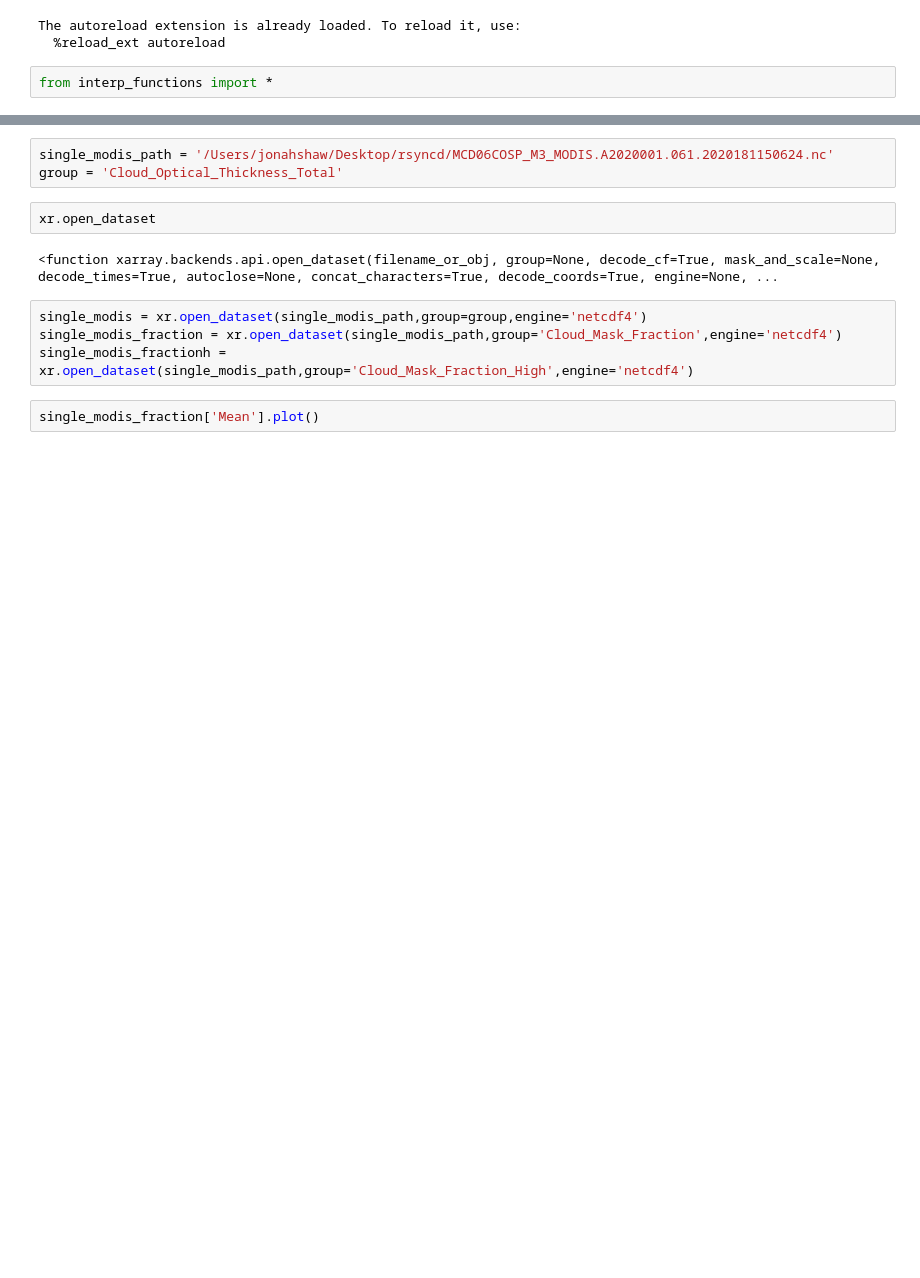
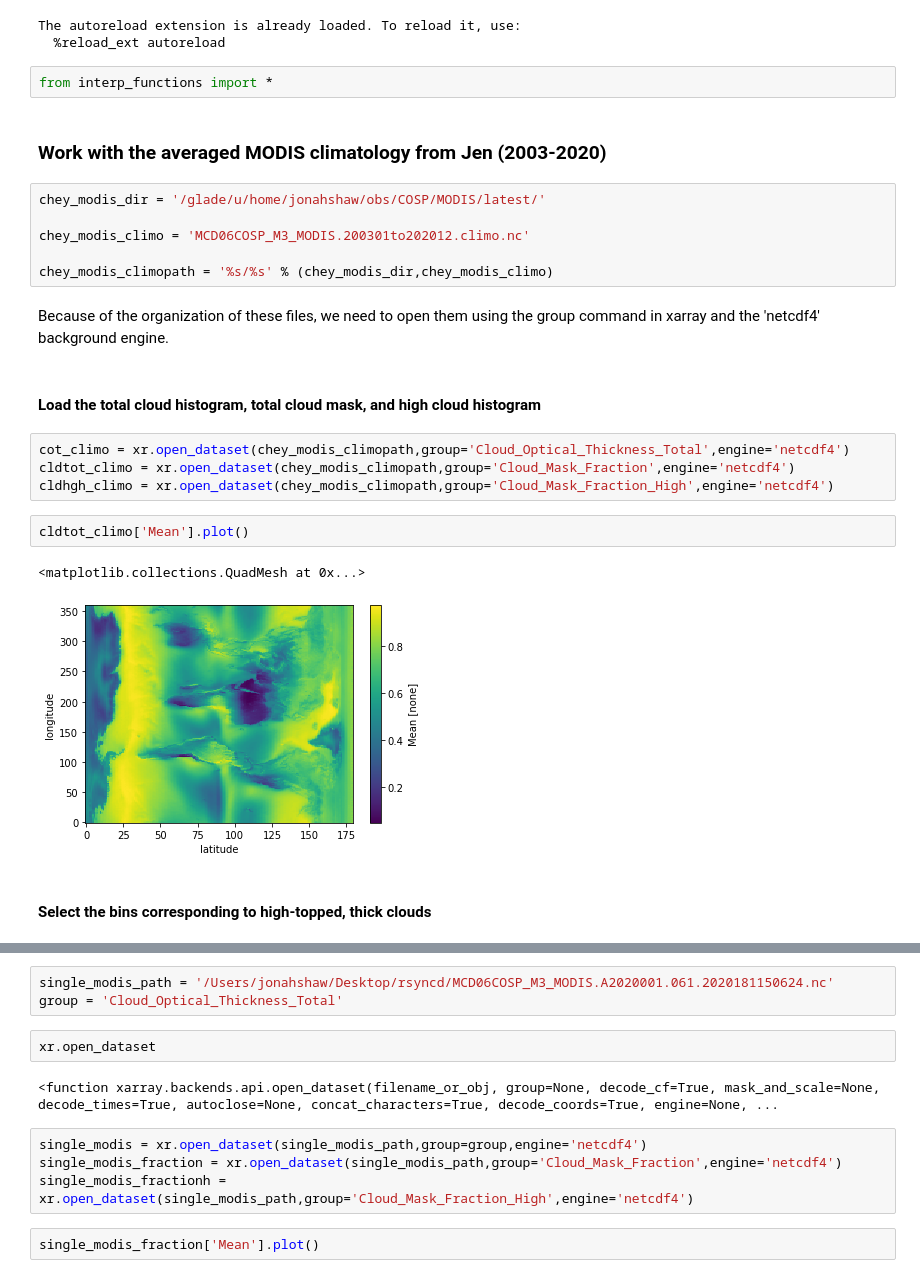
Before and after one commit to jshaw35/CESM2_analysis, a Jupyter notebook: CESM2_COSP/modis_proc_new.ipynb, the cells around one changed output, grey strips where cells are left out. Drawn from its saved outputs; the diff is of its cells as text; blank space fills up the shorter version.

```diff
--- a/CESM2_COSP/modis_proc_new.ipynb
+++ b/CESM2_COSP/modis_proc_new.ipynb
@@ -36,3 +36,26 @@ The autoreload extension is already loaded. To reload it, use:
   %reload_ext autoreload
 # %%
 from interp_functions import *
+# %% [markdown]
+### Work with the averaged MODIS climatology from Jen (2003-2020)
+# %%
+chey_modis_dir = '/glade/u/home/jonahshaw/obs/COSP/MODIS/latest/'
+
+chey_modis_climo = 'MCD06COSP_M3_MODIS.200301to202012.climo.nc'
+
+chey_modis_climopath = '%s/%s' % (chey_modis_dir,chey_modis_climo)
+# %% [markdown]
+Because of the organization of these files, we need to open them using the group command in xarray and the 'netcdf4' background engine.
+# %% [markdown]
+#### Load the total cloud histogram, total cloud mask, and high cloud histogram
+# %%
+cot_climo = xr.open_dataset(chey_modis_climopath,group='Cloud_Optical_Thickness_Total',engine='netcdf4')
+cldtot_climo = xr.open_dataset(chey_modis_climopath,group='Cloud_Mask_Fraction',engine='netcdf4')
+cldhgh_climo = xr.open_dataset(chey_modis_climopath,group='Cloud_Mask_Fraction_High',engine='netcdf4')
+# %%
+cldtot_climo['Mean'].plot()
+# %% [output]
+<matplotlib.collections.QuadMesh at 0x...>
+[figure, added]
+# %% [markdown]
+#### Select the bins corresponding to high-topped, thick clouds
```
Also changed, not shown: parts of 16 cells of this notebook, 3 other files.
